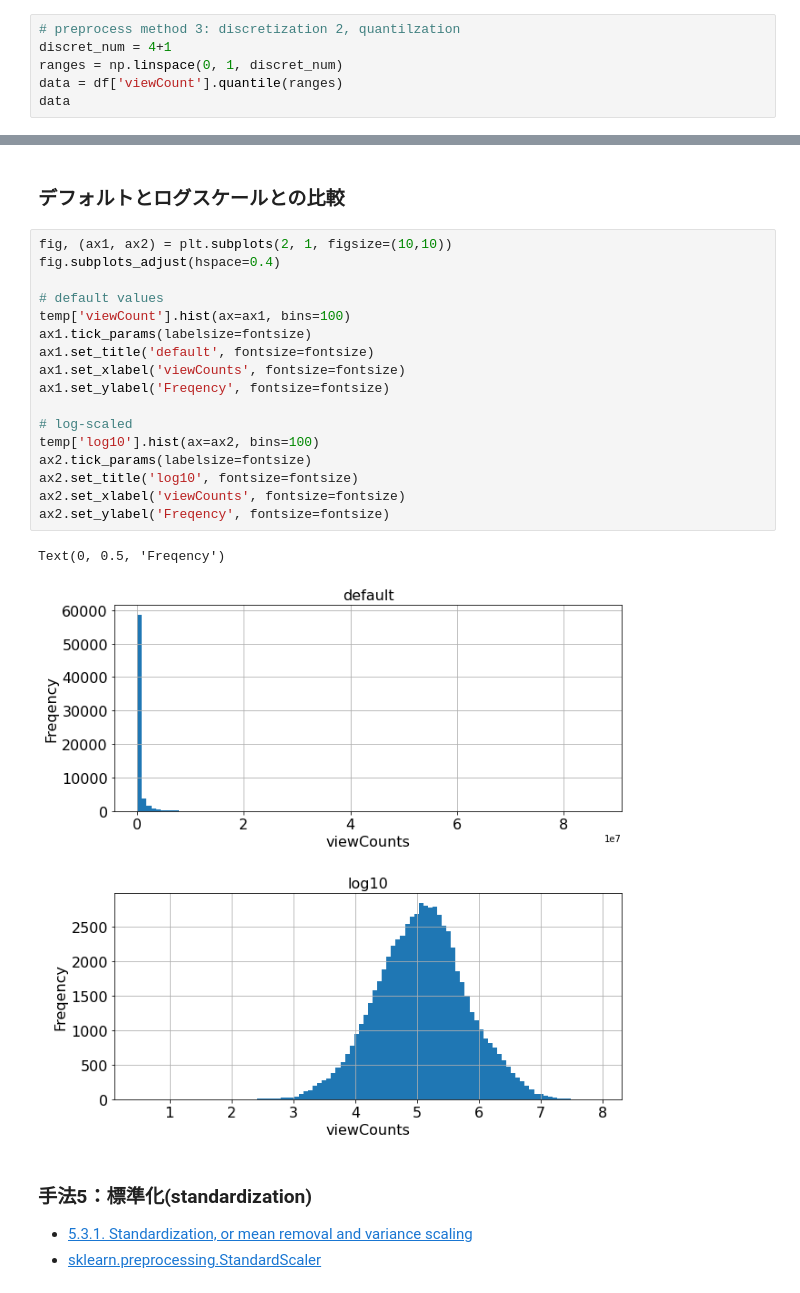
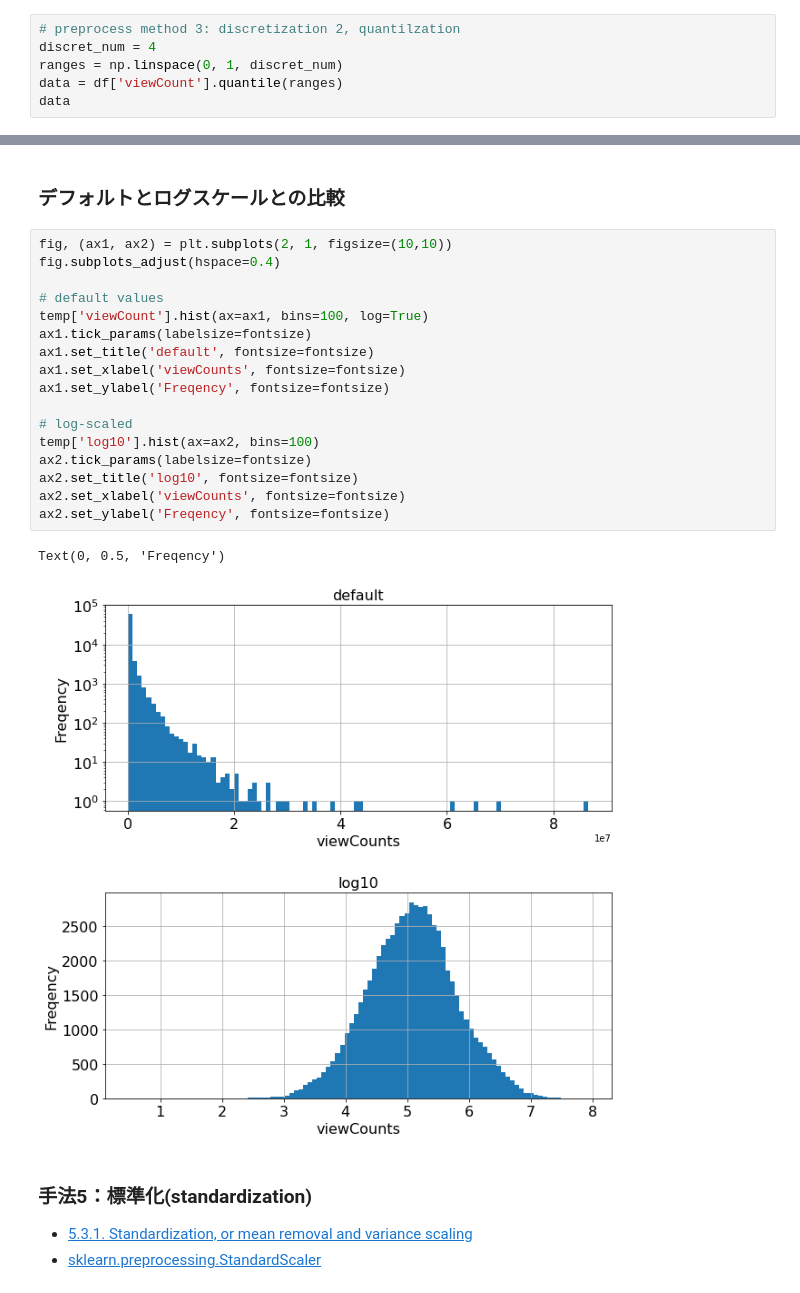
Before and after one commit to naltoma/datamining_intro2021, a Jupyter notebook: 3-feature-engineering/preprocess_numerical.ipynb, the cells around one changed output, grey strips where cells are left out. Cells and saved outputs as stored; diff of their text form.

```diff
--- a/3-feature-engineering/preprocess_numerical.ipynb
+++ b/3-feature-engineering/preprocess_numerical.ipynb
@@ -172,7 +201,7 @@ temp.head()
 ### 手法3：統計的な離散化
 # %%
 # preprocess method 3: discretization 2, quantilzation
-discret_num = 4+1
+discret_num = 4
 ranges = np.linspace(0, 1, discret_num)
 data = df['viewCount'].quantile(ranges)
 data
@@ -234,23 +268,23 @@ temp.head()
 # %%
 fig, (ax1, ax2) = plt.subplots(2, 1, figsize=(10,10))
 fig.subplots_adjust(hspace=0.4)
 
 # default values
-temp['viewCount'].hist(ax=ax1, bins=100)
+temp['viewCount'].hist(ax=ax1, bins=100, log=True)
 ax1.tick_params(labelsize=fontsize)
 ax1.set_title('default', fontsize=fontsize)
 ax1.set_xlabel('viewCounts', fontsize=fontsize)
 ax1.set_ylabel('Freqency', fontsize=fontsize)
 
 # log-scaled
 temp['log10'].hist(ax=ax2, bins=100)
 ax2.tick_params(labelsize=fontsize)
 ax2.set_title('log10', fontsize=fontsize)
 ax2.set_xlabel('viewCounts', fontsize=fontsize)
 ax2.set_ylabel('Freqency', fontsize=fontsize)
 # %% [output]
 Text(0, 0.5, 'Freqency')
-[figure, old version]
+[figure, new version]
 # %% [markdown]
 ### 手法5：標準化(standardization)
 - [5.3.1. Standardization, or mean removal and variance scaling](https://scikit-learn.org/stable/modules/preprocessing.html)
```
Also changed, not shown: parts of 21 cells of this notebook.
